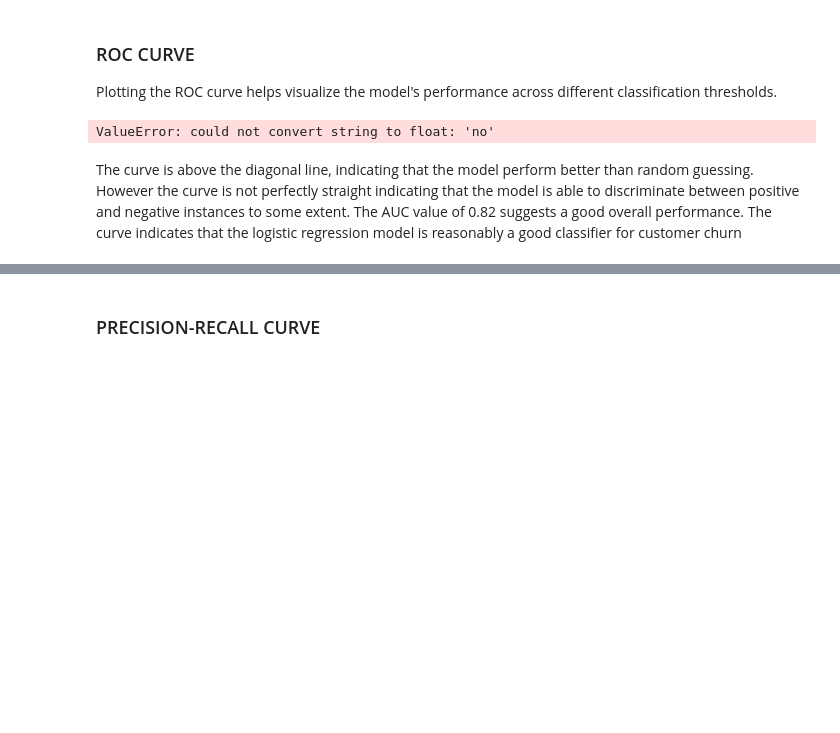
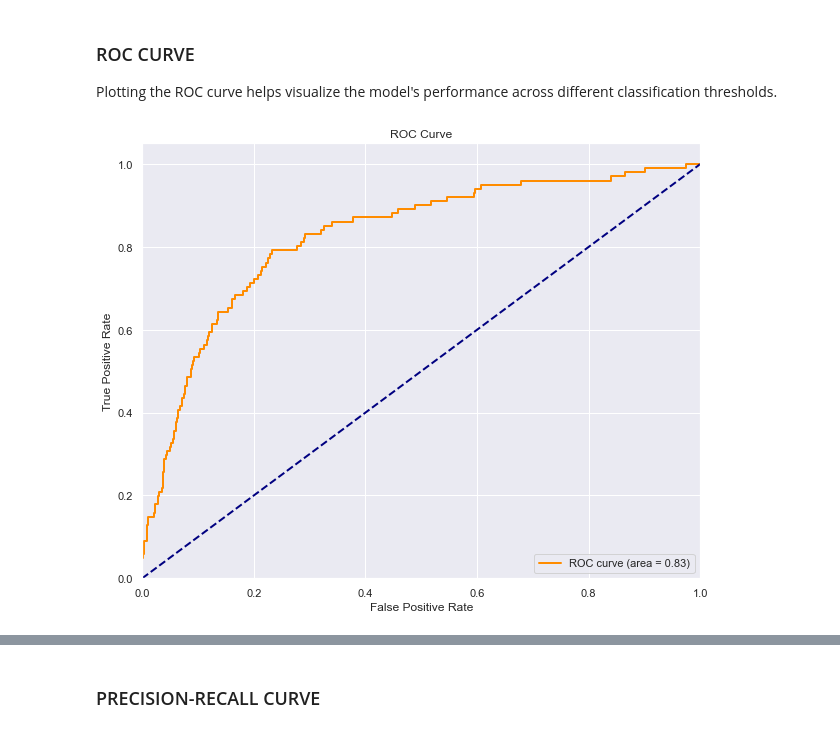
Before and after one commit to NamaembaSilali/telecom-churn-prediction, a Jupyter notebook: index.ipynb, the cells around one changed output, grey strips where cells are left out. Drawn from its saved outputs; the diff is of its cells as text; code cells hidden in the pictures; blank space fills up the shorter version.

```diff
--- a/index.ipynb
+++ b/index.ipynb
@@ -504,25 +504,23 @@ Plotting the ROC curve helps visualize the model's performance across different
 # %%
 from sklearn.metrics import roc_curve, auc
 
 # Get the predicted probabilities
-y_pred_proba = logreg.predict_proba(X_test)[:, 1]
+y_pred_proba = logreg.predict_proba(X_test_processed)[:, 1]
 
 # Calculate the ROC curve and AUC score
 fpr, tpr, _ = roc_curve(y_test, y_pred_proba)
 roc_auc = auc(fpr, tpr)
 
 # Plot the ROC curve
 plt.figure(figsize=(10, 8))
 plt.plot(fpr, tpr, color='darkorange', lw=2, label=f'ROC curve (area = {roc_auc:.2f})')
 plt.plot([0, 1], [0, 1], color='navy', lw=2, linestyle='--')
 plt.xlim([0.0, 1.0])
 plt.ylim([0.0, 1.05])
 plt.xlabel('False Positive Rate')
 plt.ylabel('True Positive Rate')
 plt.title('ROC Curve')
 plt.legend(loc="lower right")
 plt.show()
 # %% [output]
-ValueError: could not convert string to float: 'no'
+[figure, added]
-# %% [markdown]
-The curve is above the diagonal line, indicating that the model perform better than random guessing. However the curve is not perfectly straight indicating that the model is able to discriminate between positive and negative instances to some extent. The AUC value of 0.82 suggests a good overall performance. The curve indicates that the logistic regression model is reasonably a good classifier for customer churn
```
Also changed, not shown: parts of 21 cells of this notebook.
